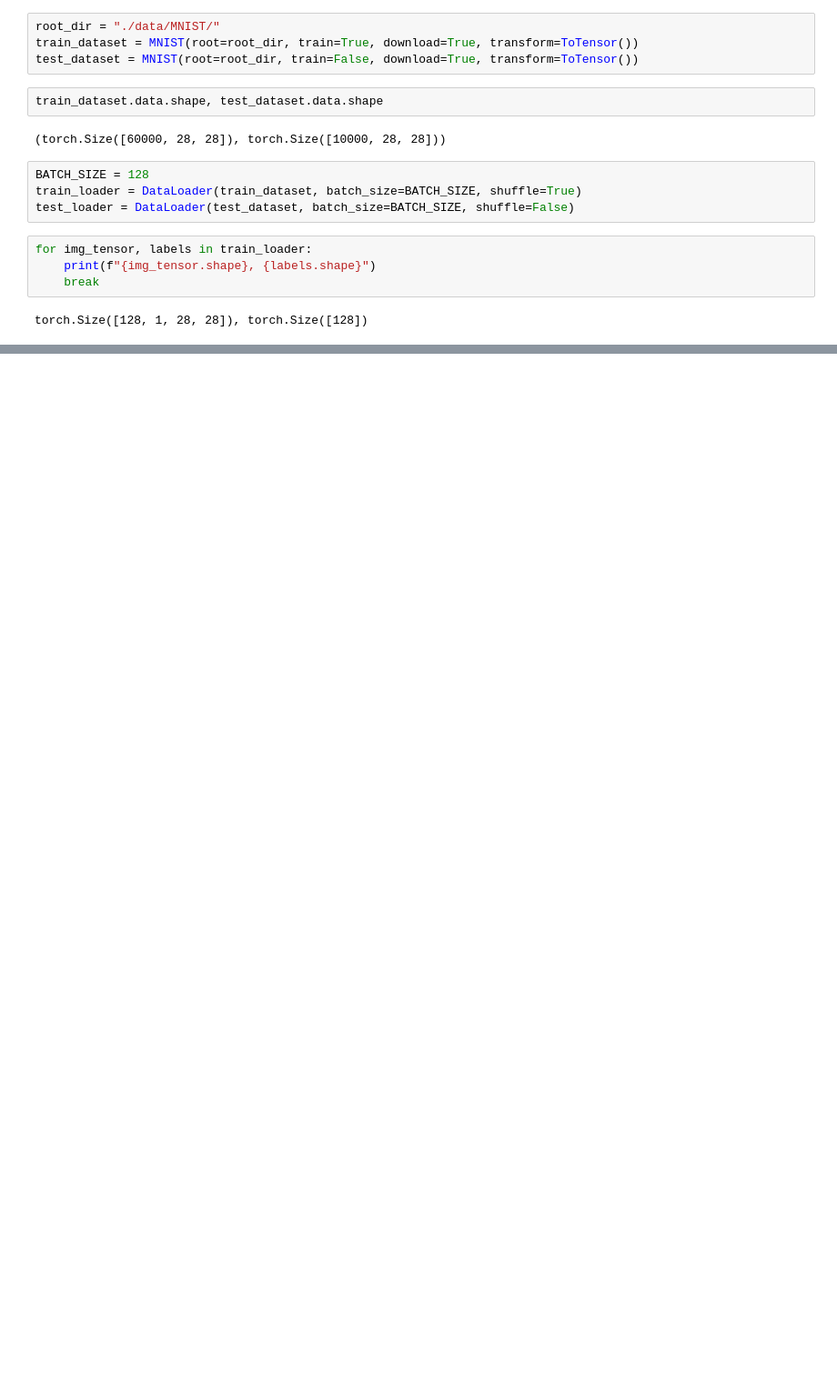
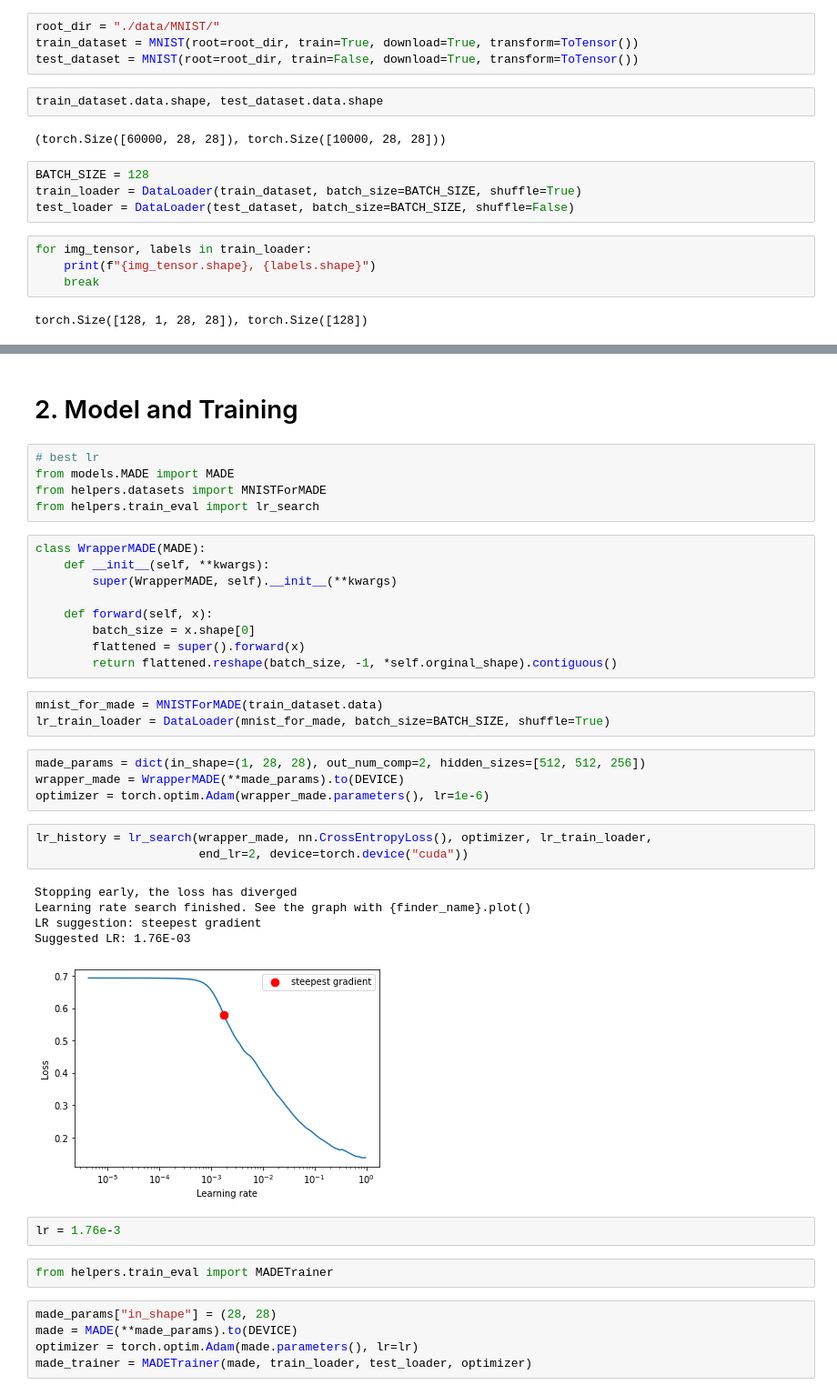
Before and after one commit to 10258392511/SemesterProject1, a Jupyter notebook: run_MADE.ipynb, the cells around one changed output, grey strips where cells are left out. Shown at 91% size. Cells and saved outputs as stored; diff of their text form; blank space fills up the shorter version.

```diff
--- a/run_MADE.ipynb
+++ b/run_MADE.ipynb
@@ -37,0 +42,41 @@ plt.colorbar()
+# %% [markdown]
+# 2. Model and Training
+# %%
+# best lr
+from models.MADE import MADE
+from helpers.datasets import MNISTForMADE
+from helpers.train_eval import lr_search
+# %%
+class WrapperMADE(MADE):
+    def __init__(self, **kwargs):
+        super(WrapperMADE, self).__init__(**kwargs)
+
+    def forward(self, x):
+        batch_size = x.shape[0]
+        flattened = super().forward(x)
+        return flattened.reshape(batch_size, -1, *self.orginal_shape).contiguous()
+# %%
+mnist_for_made = MNISTForMADE(train_dataset.data)
+lr_train_loader = DataLoader(mnist_for_made, batch_size=BATCH_SIZE, shuffle=True)
+# %%
+made_params = dict(in_shape=(1, 28, 28), out_num_comp=2, hidden_sizes=[512, 512, 256])
+wrapper_made = WrapperMADE(**made_params).to(DEVICE)
+optimizer = torch.optim.Adam(wrapper_made.parameters(), lr=1e-6)
+# %%
+lr_history = lr_search(wrapper_made, nn.CrossEntropyLoss(), optimizer, lr_train_loader,
+                       end_lr=2, device=torch.device("cuda"))
+# %% [output]
+Stopping early, the loss has diverged
+Learning rate search finished. See the graph with {finder_name}.plot()
+LR suggestion: steepest gradient
+Suggested LR: 1.76E-03
+[figure, added]
+# %%
+lr = 1.76e-3
+# %%
+from helpers.train_eval import MADETrainer
+# %%
+made_params["in_shape"] = (28, 28)
+made = MADE(**made_params).to(DEVICE)
+optimizer = torch.optim.Adam(made.parameters(), lr=lr)
+made_trainer = MADETrainer(made, train_loader, test_loader, optimizer)
```
Also changed, not shown: parts of 13 cells of this notebook, 3 other files.
